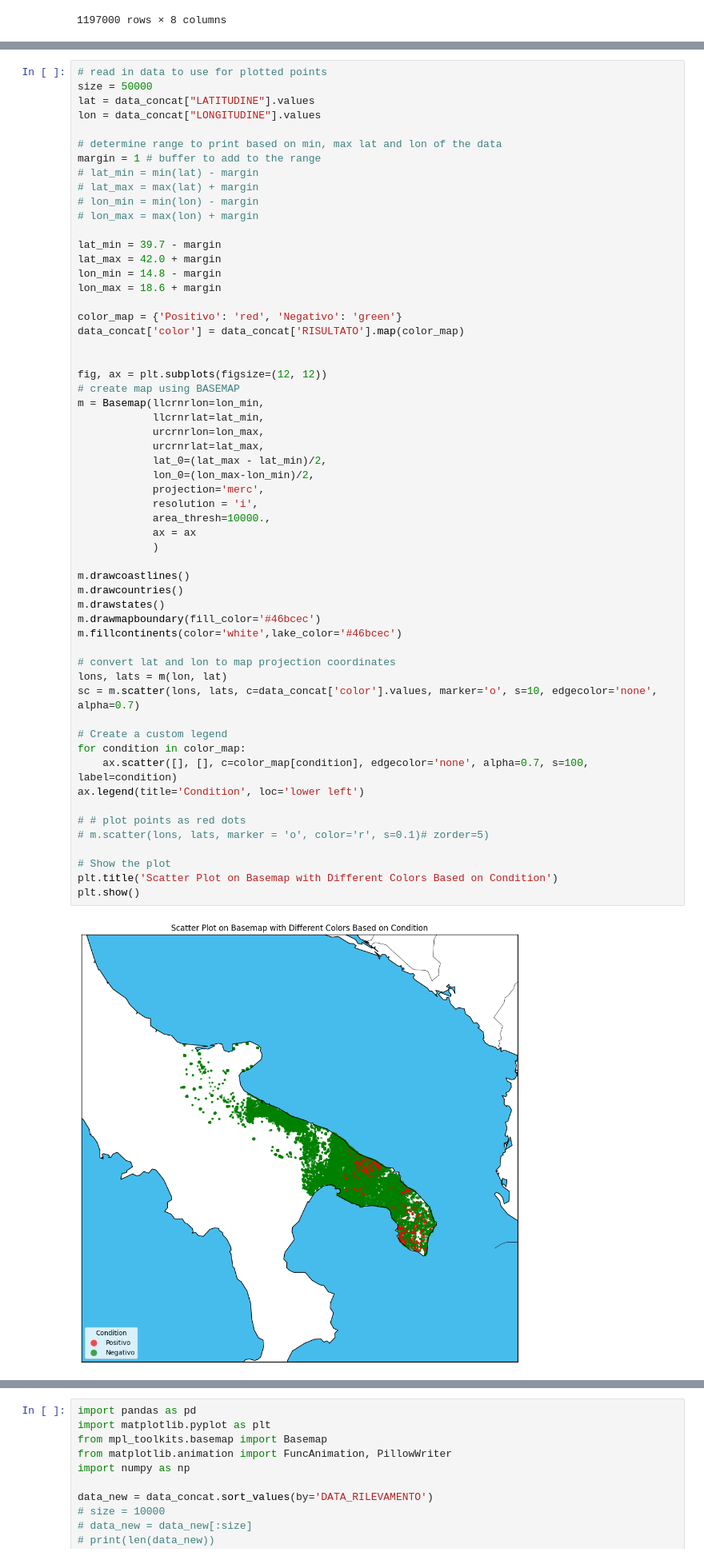
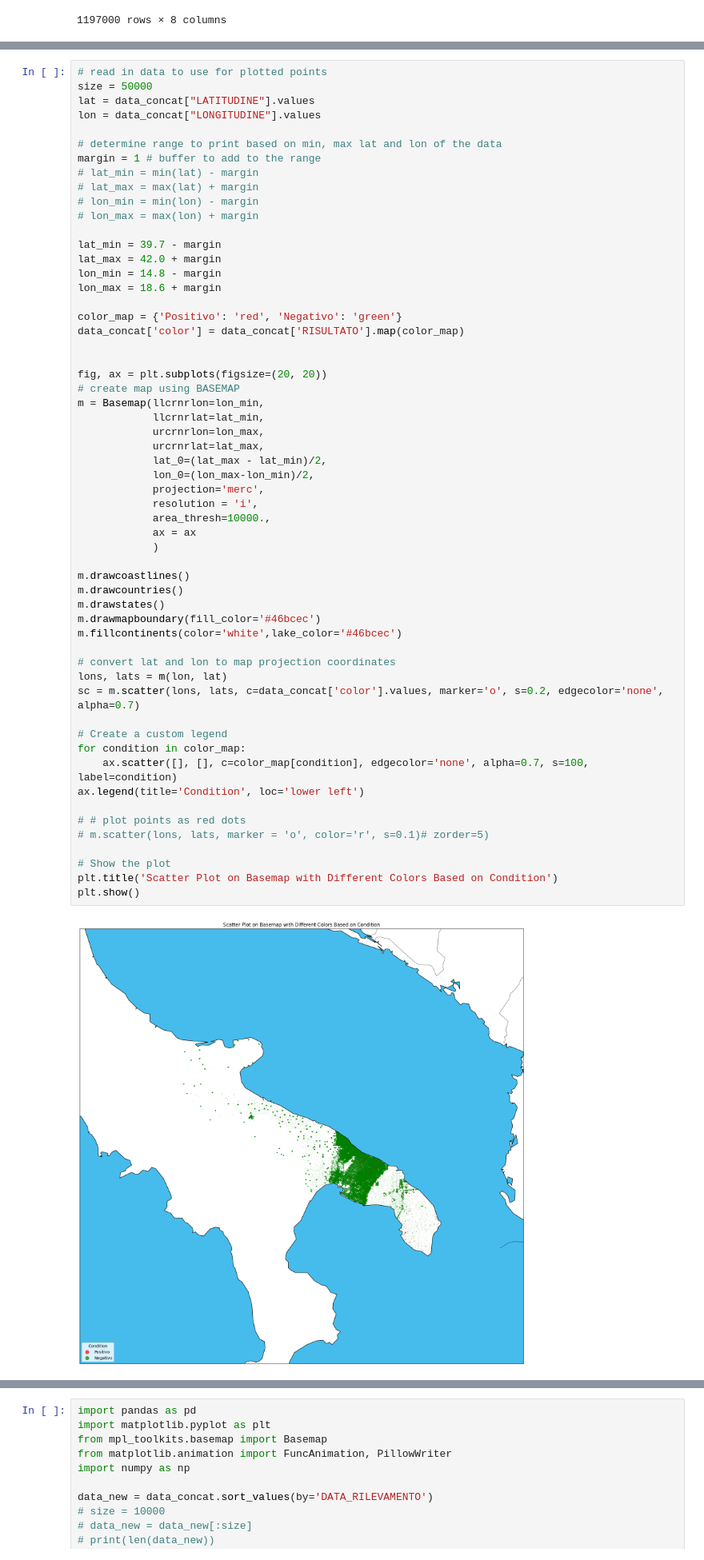
Before and after one commit to LeonMengoni/Xylella-Fastidiosa, a Jupyter notebook: Monitoring.ipynb, the cells around one changed output, grey strips where cells are left out. Shown at 80% size. Cells and saved outputs as stored; diff of their text form.

```diff
--- a/Monitoring.ipynb
+++ b/Monitoring.ipynb
@@ -101,7 +104,7 @@ color_map = {'Positivo': 'red', 'Negativo': 'green'}
 data_concat['color'] = data_concat['RISULTATO'].map(color_map)
 
 
-fig, ax = plt.subplots(figsize=(12, 12))
+fig, ax = plt.subplots(figsize=(20, 20))
 # create map using BASEMAP
 m = Basemap(llcrnrlon=lon_min,
             llcrnrlat=lat_min,
@@ -109,35 +112,35 @@ m = Basemap(llcrnrlon=lon_min,
             urcrnrlat=lat_max,
             lat_0=(lat_max - lat_min)/2,
             lon_0=(lon_max-lon_min)/2,
             projection='merc',
             resolution = 'i',
             area_thresh=10000.,
             ax = ax
             )
 
 m.drawcoastlines()
 m.drawcountries()
 m.drawstates()
 m.drawmapboundary(fill_color='#46bcec')
 m.fillcontinents(color='white',lake_color='#46bcec')
 
 # convert lat and lon to map projection coordinates
 lons, lats = m(lon, lat)
-sc = m.scatter(lons, lats, c=data_concat['color'].values, marker='o', s=10, edgecolor='none', alpha=0.7)
+sc = m.scatter(lons, lats, c=data_concat['color'].values, marker='o', s=0.2, edgecolor='none', alpha=0.7)
 
 # Create a custom legend
 for condition in color_map:
     ax.scatter([], [], c=color_map[condition], edgecolor='none', alpha=0.7, s=100, label=condition)
 ax.legend(title='Condition', loc='lower left')
 
 # # plot points as red dots
 # m.scatter(lons, lats, marker = 'o', color='r', s=0.1)# zorder=5)
 
 # Show the plot
 plt.title('Scatter Plot on Basemap with Different Colors Based on Condition')
 plt.show()
 # %% [output]
-[figure, old version]
+[figure, new version]
 # %%
 # Plot only positive or negatives
 positives = data_concat[data_concat["RISULTATO"] == "Positivo"]
```
Also changed, not shown: parts of 4 cells of this notebook, 2 other files.
